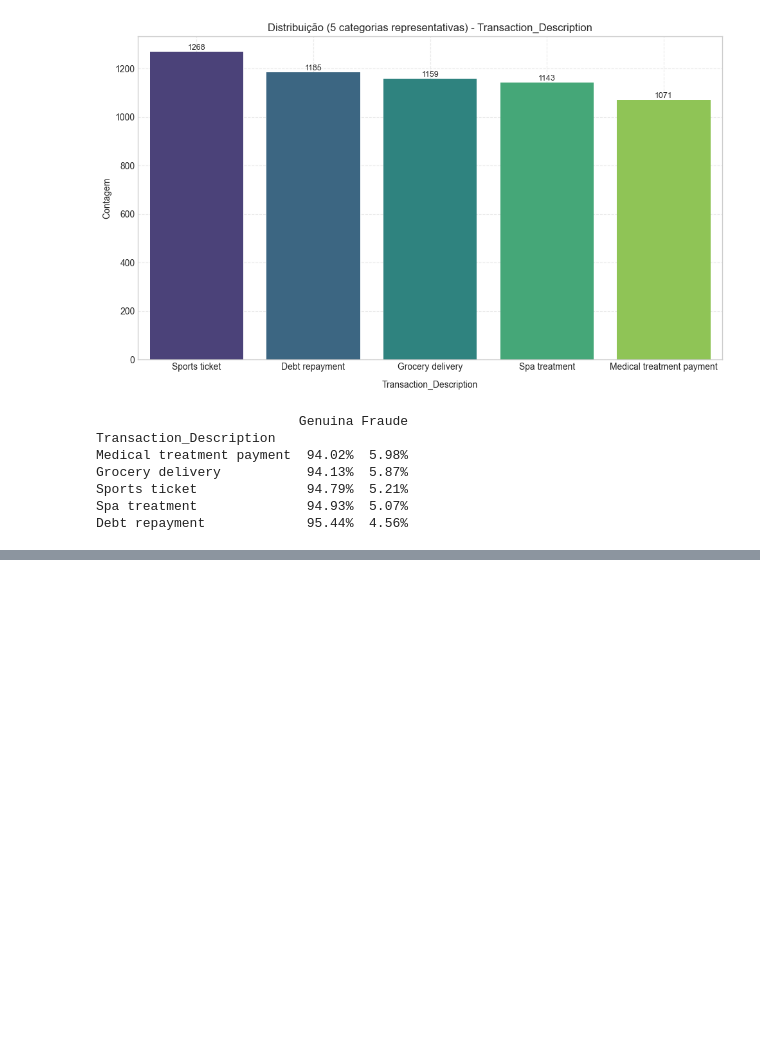
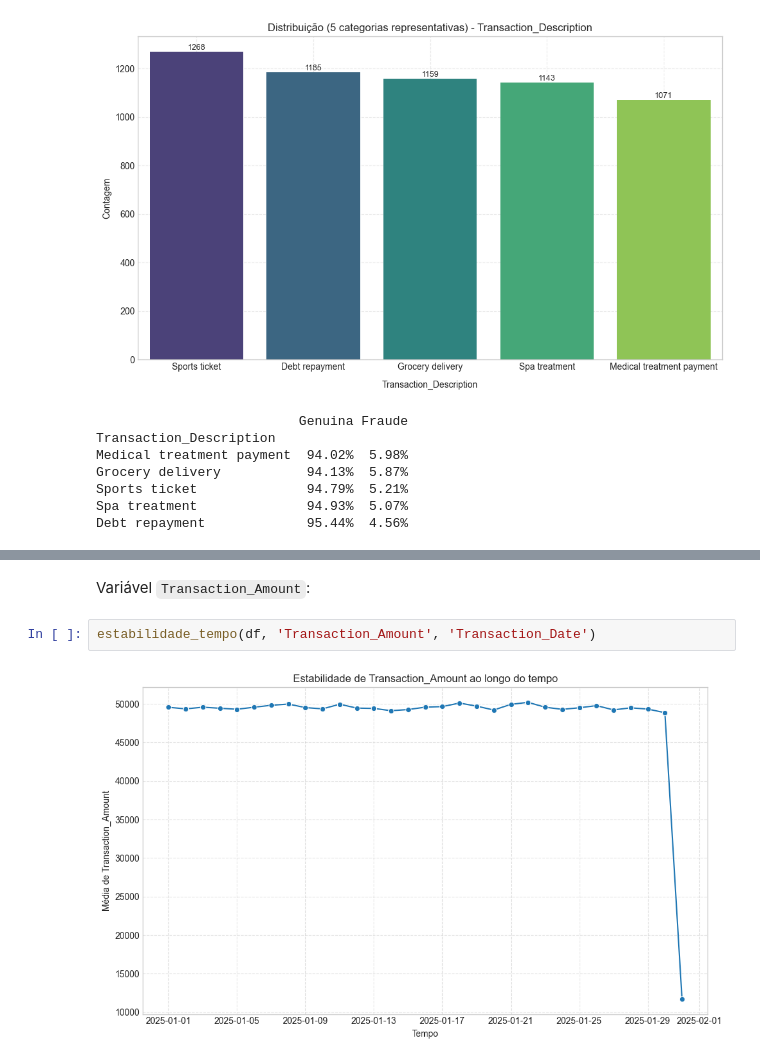
Before and after one commit to nobrevitor/Data_Science_Potfolio, a Jupyter notebook: projeto_fraude_semantix/notebooks/eda_modelagem.ipynb, the cells around one changed output, grey strips where cells are left out. Drawn from its saved outputs; the diff is of its cells as text; blank space fills up the shorter version.

```diff
--- a/projeto_fraude_semantix/notebooks/eda_modelagem.ipynb
+++ b/projeto_fraude_semantix/notebooks/eda_modelagem.ipynb
@@ -566,0 +659,6 @@ Debt repayment             95.44%  4.56%
+# %% [markdown]
+Variável `Transaction_Amount`:
+# %%
+estabilidade_tempo(df, 'Transaction_Amount', 'Transaction_Date')
+# %% [output]
+[figure, added]
```
Also changed, not shown: parts of 55 cells of this notebook.
